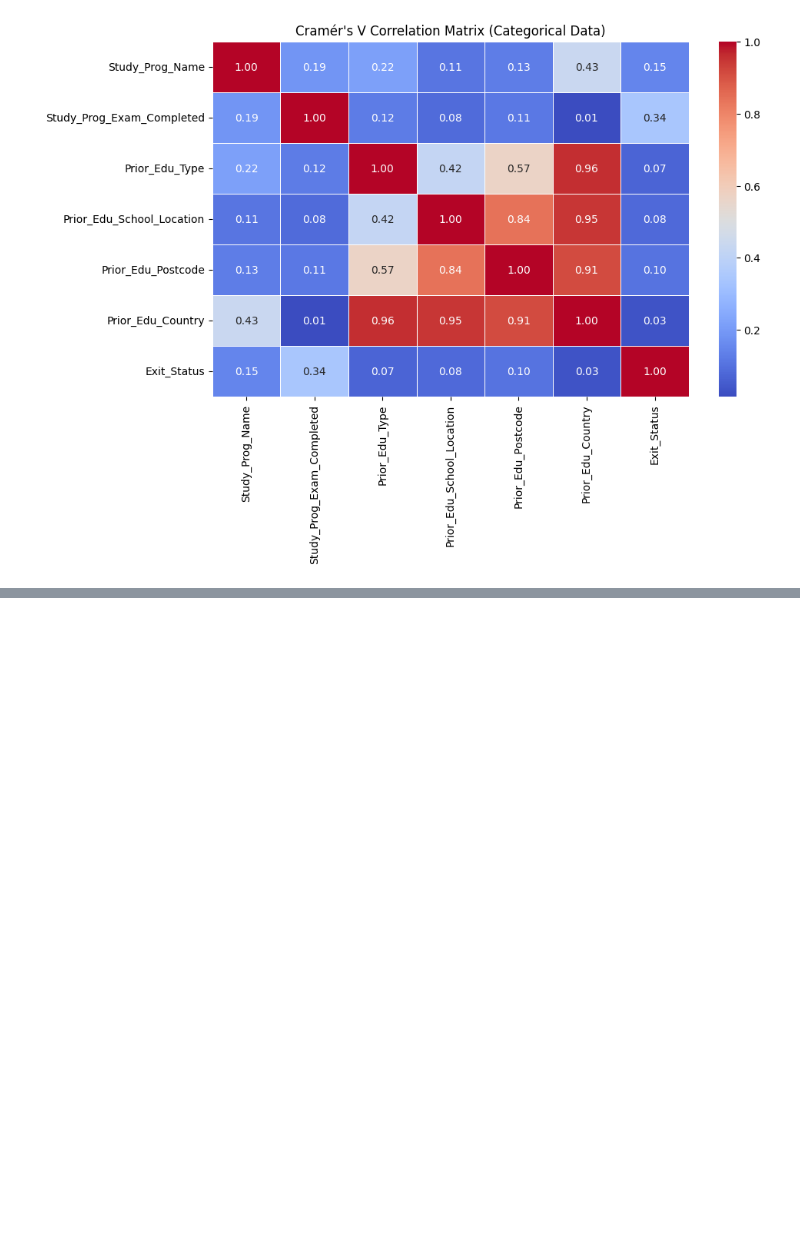
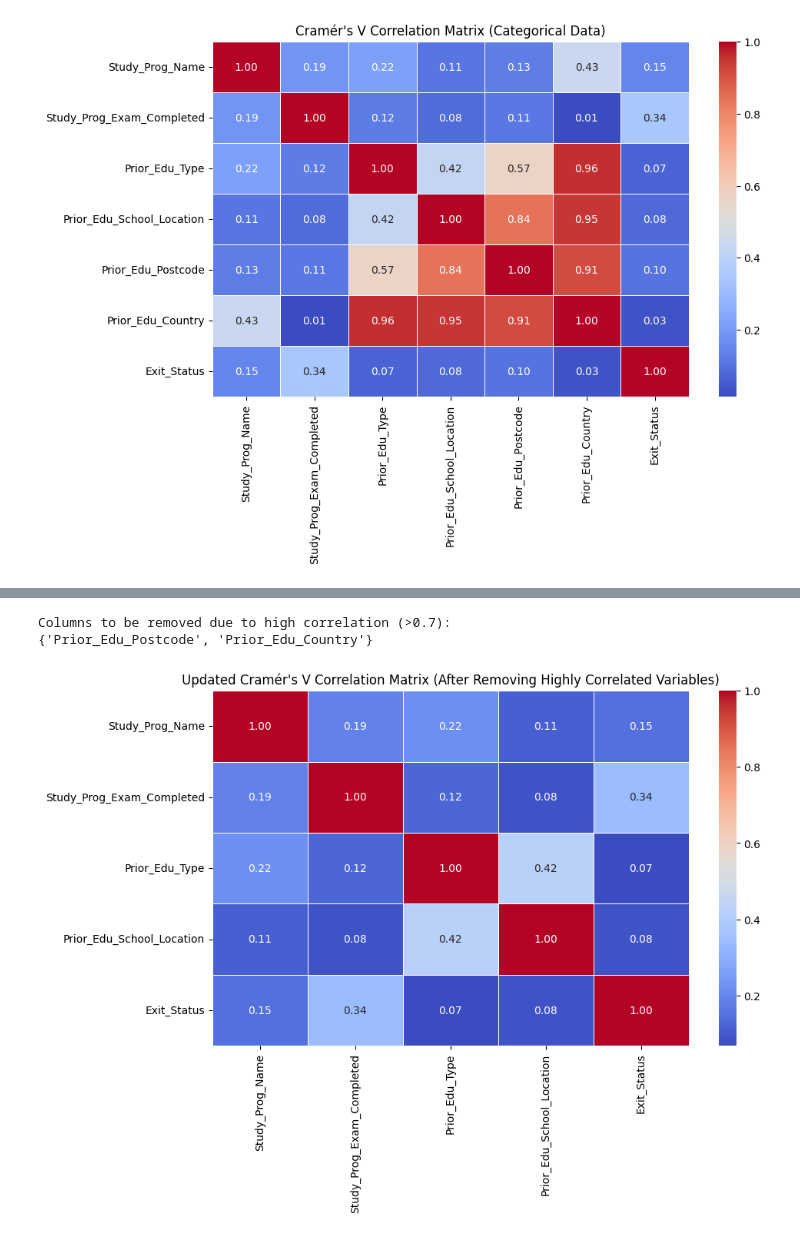
Before and after one commit to uashogeschoolutrecht/studentdropout, a Jupyter notebook: notebooks/EDA.ipynb, the cells around one changed output, grey strips where cells are left out. Saved outputs shown, nothing was run; the diff lists cells and outputs as text; code cells hidden in the pictures; blank space fills up the shorter version.

Commit message:
statistics and prediction

```diff
--- a/notebooks/EDA.ipynb
+++ b/notebooks/EDA.ipynb
@@ -462,0 +472,64 @@ plt.show()
+# %%
+
+# Identify categorical columns dynamically
+categorical_cols = data.select_dtypes(include=['object', 'category']).columns.tolist()
+
+# Define function to calculate Cramér's V
+def cramers_v(x, y):
+    """Calculate Cramér's V statistic for categorical-categorical correlation."""
+    confusion_matrix = pd.crosstab(x, y)
+    chi2 = stats.chi2_contingency(confusion_matrix)[0]
+    n = confusion_matrix.sum().sum()
+    r, k = confusion_matrix.shape
+    return np.sqrt(chi2 / (n * (min(r, k) - 1))) if min(r, k) > 1 else 0
+
+# Compute Cramér’s V matrix for categorical variables
+cramers_v_matrix = pd.DataFrame(index=categorical_cols, columns=categorical_cols)
+
+for col1 in categorical_cols:
+    for col2 in categorical_cols:
+        if col1 == col2:
+            cramers_v_matrix.loc[col1, col2] = 1.0  # Perfect correlation with itself
+        else:
+            cramers_v_matrix.loc[col1, col2] = cramers_v(data[col1], data[col2])
+
+# Convert values to float
+cramers_v_matrix = cramers_v_matrix.astype(float)
+
+# Identify columns to remove
+to_remove = set()
+for col in cramers_v_matrix.columns:
+    if col not in to_remove:
+        high_corr = cramers_v_matrix[col][(cramers_v_matrix[col] > 0.7) & (cramers_v_matrix[col] < 1.0)].index.tolist()
+        to_remove.update(high_corr)
+
+# Print columns to be removed
+print("Columns to be removed due to high correlation (>0.7):")
+print(to_remove)
+
+# Drop highly correlated columns
+data_filtered = data.drop(columns=to_remove)
+
+# Compute the updated correlation matrix
+remaining_cols = data_filtered.select_dtypes(include=['object', 'category']).columns.tolist()
+updated_cramers_v_matrix = pd.DataFrame(index=remaining_cols, columns=remaining_cols)
+
+for col1 in remaining_cols:
+    for col2 in remaining_cols:
+        if col1 == col2:
+            updated_cramers_v_matrix.loc[col1, col2] = 1.0
+        else:
+            updated_cramers_v_matrix.loc[col1, col2] = cramers_v(data_filtered[col1], data_filtered[col2])
+
+# Convert values to float
+updated_cramers_v_matrix = updated_cramers_v_matrix.astype(float)
+
+# Plot the updated heatmap
+plt.figure(figsize=(10, 6))
+sns.heatmap(updated_cramers_v_matrix, annot=True, cmap='coolwarm', fmt=".2f", linewidths=0.5)
+plt.title("Updated Cramér's V Correlation Matrix (After Removing Highly Correlated Variables)")
+plt.show()
+# %% [output]
+Columns to be removed due to high correlation (>0.7):
+{'Prior_Edu_Postcode', 'Prior_Edu_Country'}
+[figure, added]
```
Also changed, not shown: parts of 4 cells of this notebook, 5 other files.
